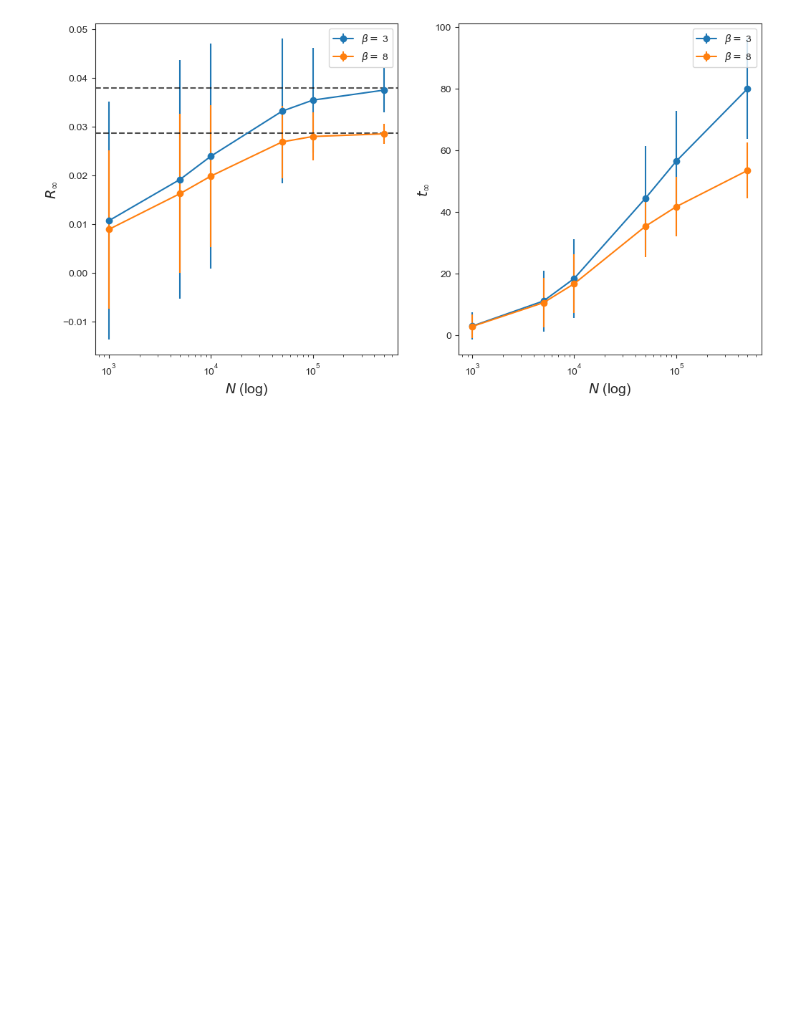
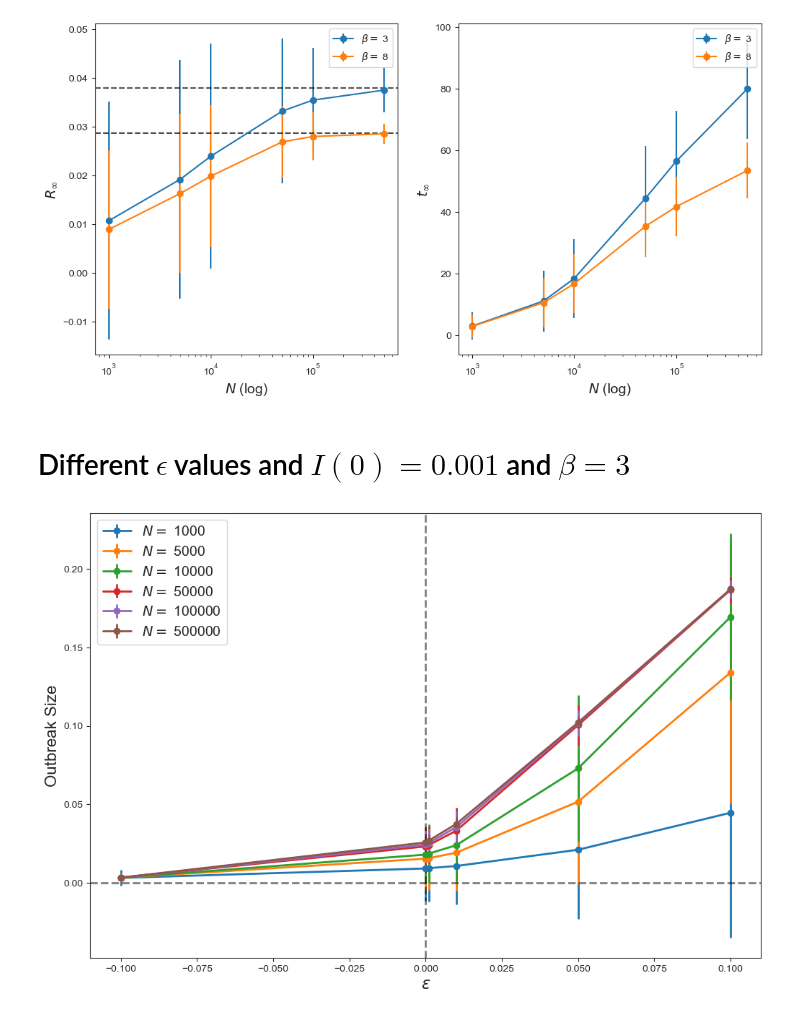
Before and after one commit to denisecammarota/HIT-dynamics, a Jupyter notebook: Analysis_SIR_Gillespie_Tau.ipynb, the cells around one changed output. Drawn from its saved outputs; the diff is of its cells as text; code cells hidden in the pictures; blank space fills up the shorter version.

```diff
--- a/Analysis_SIR_Gillespie_Tau.ipynb
+++ b/Analysis_SIR_Gillespie_Tau.ipynb
@@ -539,3 +539,5 @@ ax2.legend()
 # %% [output]
 <matplotlib.legend.Legend at 0x...>
 [figure]
+# %% [markdown]
+# Different $\epsilon$ values and $I(0) = 0.001$ and $\beta = 3$
@@ -541,0 +578,17 @@ ax2.legend()
+# %%
+fsize_eps = np.array(fsize_eps)
+std_fsize_eps = np.array(std_fsize_eps)
+ftime_eps = np.array(ftime_eps)
+std_ftime_eps = np.array(std_ftime_eps)
+# %%
+fig = plt.subplots(figsize = (12,8))
+for i in range(6):
+    plt.errorbar(eps_vec,fsize_eps.T[i,:], std_fsize_eps.T[i,:], label = r'$N = $ '+str(N_vec[i]), lw = 2, marker = 'o')
+plt.legend(fontsize = 14)
+plt.xlabel(r'$\epsilon$',fontsize = 16)
+plt.ylabel('Outbreak Size', fontsize = 16)
+plt.axhline(0, linewidth = 2, alpha = 0.5, color = 'k', linestyle = '--')
+plt.axvline(0, linewidth = 2, alpha = 0.5, color = 'k', linestyle = '--')
+plt.show()
+# %% [output]
+[figure, added]
```
Also changed, not shown: parts of 1 cell of this notebook, 37 other files.
